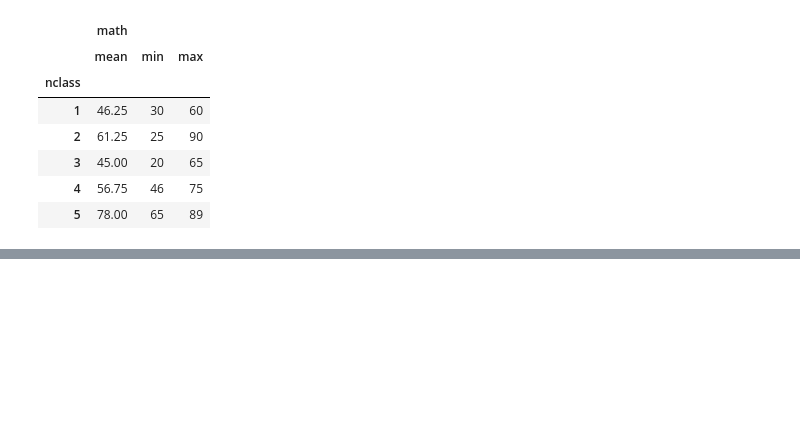
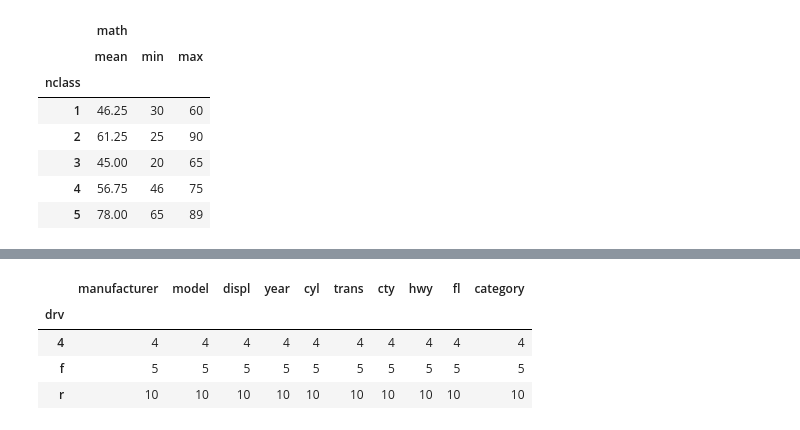
Before and after one commit to hyeonyeongjung/2024-1-my-BDA, a Jupyter notebook: inclass/05w_0402_tue_B_ch06_dataframe_group_merge.ipynb, the cells around one changed output, grey strips where cells are left out. Drawn from its saved outputs; the diff is of its cells as text; code cells hidden in the pictures; blank space fills up the shorter version.

```diff
--- a/inclass/05w_0402_tue_B_ch06_dataframe_group_merge.ipynb
+++ b/inclass/05w_0402_tue_B_ch06_dataframe_group_merge.ipynb
@@ -305,0 +536,8 @@ exam.groupby('nclass').agg({'math': ['mean', 'min', 'max']})
+# %%
+mpg.query('manufacturer == "chevrolet"').groupby(['drv']).count()
+# %% [output]
+|  | manufacturer | model | displ | year | cyl | trans | cty | hwy | fl | category |
+| drv |  |  |  |  |  |  |  |  |  |  |
+| 4 | 4 | 4 | 4 | 4 | 4 | 4 | 4 | 4 | 4 | 4 |
+| f | 5 | 5 | 5 | 5 | 5 | 5 | 5 | 5 | 5 | 5 |
+| r | 10 | 10 | 10 | 10 | 10 | 10 | 10 | 10 | 10 | 10 |
```
Also changed, not shown: parts of 70 cells of this notebook.
